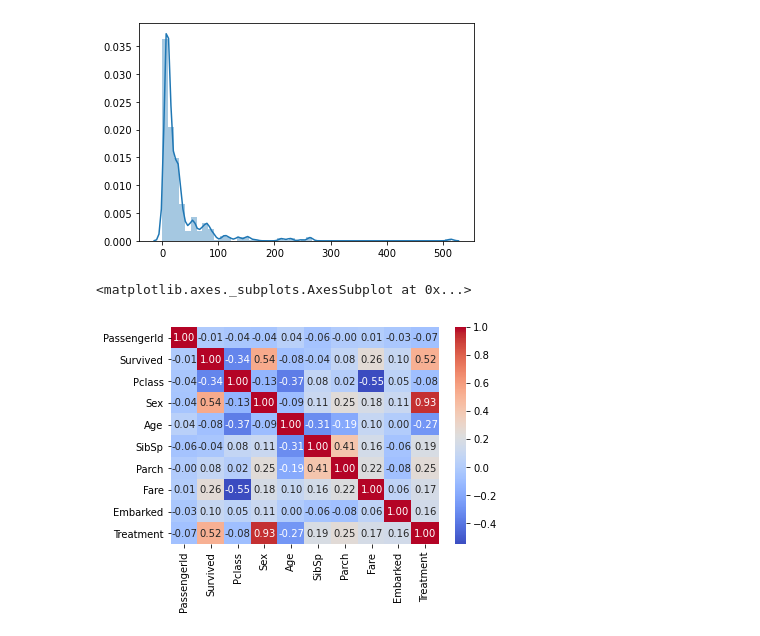
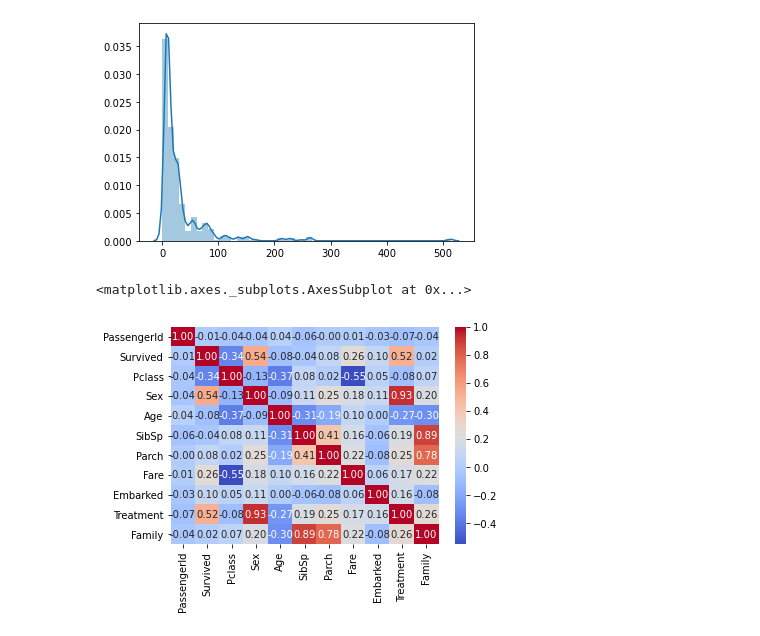
Before and after one commit to estelavilasboas/Kaggle-Titanic-Machine-Learning-from-Disaster, a Jupyter notebook: competition-titanic-machine-learning.ipynb, the cells around one changed output. Cells and saved outputs as stored; diff of their text form; code cells hidden in the pictures.

```diff
--- a/competition-titanic-machine-learning.ipynb
+++ b/competition-titanic-machine-learning.ipynb
@@ -57,22 +57,23 @@ sns.distplot(train_original['Fare'] + train_original['Survived'])
 # %%
 def getTreatment(name):
     if "mr." in name.lower():
         return 1
     elif "mrs." in name.lower():
         return 2
     elif "miss." in name.lower():
         return 3
 
 def copyData(dt):
     dt_copy = dt.copy()
     dt_copy['Treatment'] = [getTreatment(x) for x in dt_copy["Name"]]
     dt_copy['Sex'] = pd.factorize(dt_copy['Sex'])[0]
     dt_copy['Embarked'] = pd.factorize(dt_copy['Embarked'])[0]
+    dt_copy['Family'] = dt_copy['SibSp'] + dt_copy['Parch']
     return dt_copy
 
 train = copyData(train_original)
 sns.heatmap(train.corr(), annot=True, fmt = ".2f", cmap = "coolwarm")
 # %% [output]
 <matplotlib.axes._subplots.AxesSubplot at 0x...>
-[figure, old version]
+[figure, new version]
 # %%
```
Also changed, not shown: parts of 2 cells of this notebook.
